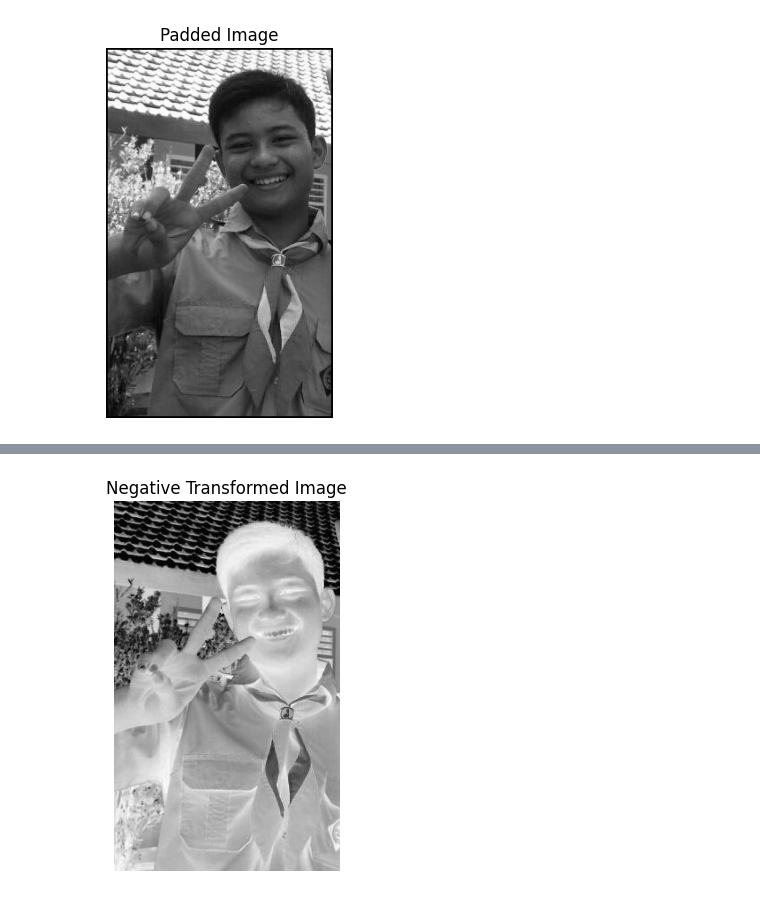
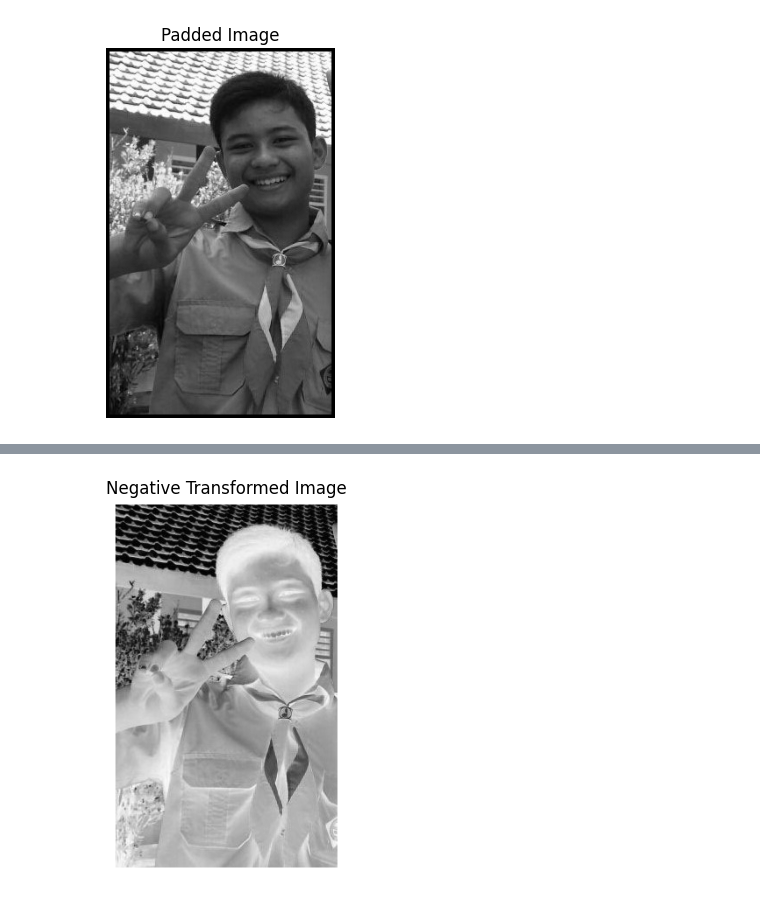
Before and after one commit to Faiznb/Tugas-PengolahanCitraDigital, a Jupyter notebook: PengolahanCitra.ipynb, the cells around one changed output, grey strips where cells are left out. Saved outputs shown, nothing was run; the diff lists cells and outputs as text; code cells hidden in the pictures.

```diff
--- a/PengolahanCitra.ipynb
+++ b/PengolahanCitra.ipynb
@@ -157,14 +157,14 @@ plot_color_histogram(combined_img, "Histogram Hasil dari Combined Filters")
 [figure]
 # %%
 # Tambahkan padding ke gambar
-def apply_padding(image, padding_size=3):
+def apply_padding(image, padding_size=4):
     padded_image = np.pad(image, ((padding_size, padding_size), (padding_size, padding_size)), mode='constant', constant_values=0)
     return padded_image
 
 # Penerapan Padding
-padded_image = apply_padding(gray_img, padding_size=2)
+padded_image = apply_padding(gray_img, padding_size=4)
 
-# Tampilkan hasil padding
+# Tampilkan gambar yang sudah diberi padding
 plt.imshow(padded_image, cmap='gray')
 plt.title("Padded Image")
 plt.axis('off')
@@ -202,31 +200,26 @@ plt.show()
 # %%
-# Negative Transformation menggunakan raw code
+# Negative Transformation
 def negative_transform_raw(image):
-    """
-    Lakukan transformasi negatif pada citra menggunakan raw code.
-    """
     negative_image = []
-
-    # Lakukan inversi pixel secara manual untuk setiap pixel
     for row in image:
         new_row = []
         for pixel in row:
             new_pixel = 255 - pixel  # Formula inversi pixel
             new_row.append(new_pixel)
         negative_image.append(new_row)
 
     return np.array(negative_image, dtype=np.uint8)
 
-# Penerapan Negative Transformation dengan raw code
-negative_image = negative_transform_raw(gray_img)
+# Penerapan Negative Transformation pada gambar yang telah diberi padding
+negative_image = negative_transform_raw(padded_image)
 
 # Tampilkan hasil negative transform
 plt.imshow(negative_image, cmap='gray')
 plt.title("Negative Transformed Image")
 plt.axis('off')
 plt.show()
 # %% [output]
-[figure, old version]
+[figure, new version]
 # %%
 # Histogram Equalization
 def histogram_equalization(image):
```
Also changed, not shown: parts of 2 cells of this notebook.
